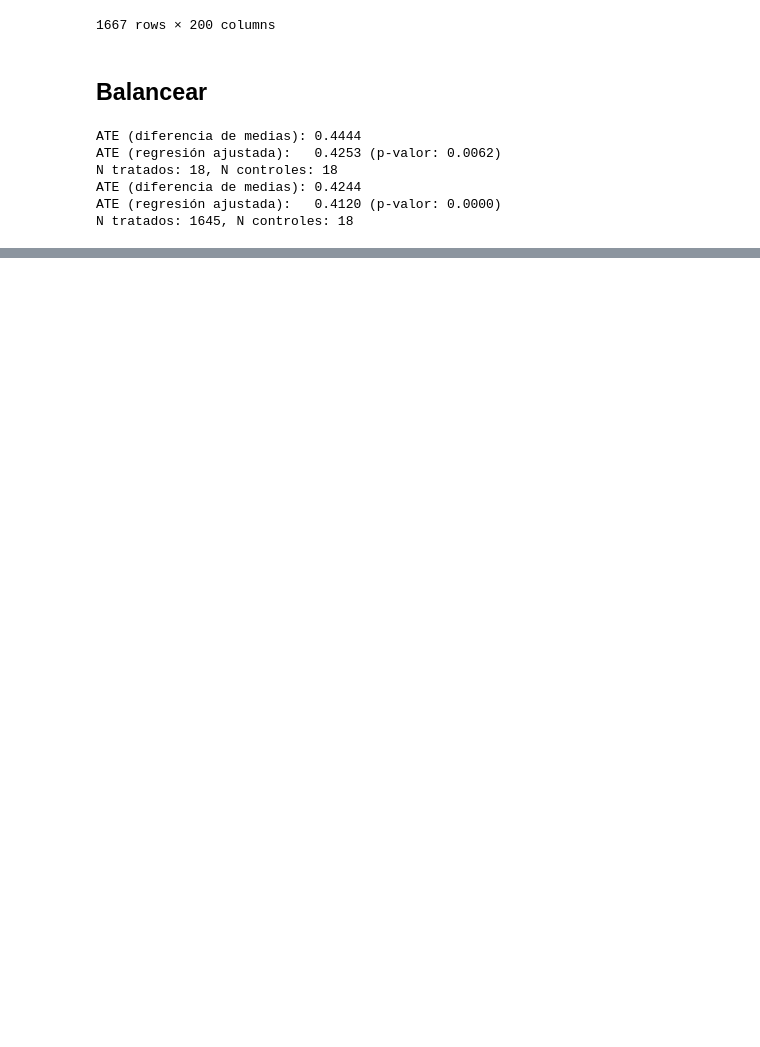
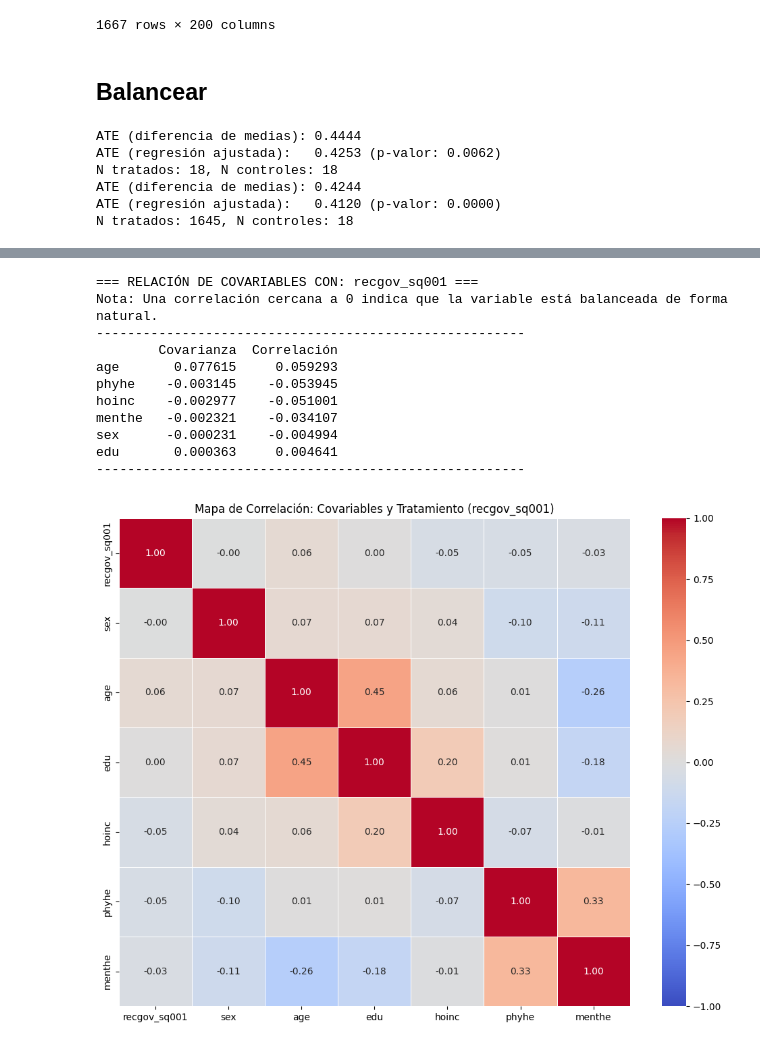
Before and after one commit to BMSS-EAFIT-Projects/causalidad, a Jupyter notebook: Codigo organizado/analisisRecomendacionComportamiento.ipynb, the cells around one changed output, grey strips where cells are left out. Cells and saved outputs as stored; diff of their text form; code cells hidden in the pictures; blank space fills up the shorter version.

```diff
--- a/Codigo organizado/analisisRecomendacionComportamiento.ipynb
+++ b/Codigo organizado/analisisRecomendacionComportamiento.ipynb
@@ -160,0 +357,63 @@ N tratados: 1645, N controles: 18
+# %%
+import pandas as pd
+import seaborn as sns
+import matplotlib.pyplot as plt
+
+def ver_relaciones_variables(df, tratamiento, covariables):
+    """
+    Calcula la covarianza y correlación de las covariables con el tratamiento,
+    y genera un mapa de calor para identificar multicolinealidad.
+    """
+    # 1. Preparar los datos
+    cols = [tratamiento] + covariables
+    df_clean = df[cols].dropna().copy()
+
+    # Asegurar que el tratamiento sea numérico (si estaba en bool o string)
+    df_clean[tratamiento] = df_clean[tratamiento].astype(float)
+
+    # 2. Calcular matrices
+    matriz_cov = df_clean.cov()
+    matriz_corr = df_clean.corr()
+
+    # 3. Extraer solo la relación directa con la variable de TRATAMIENTO
+    # Eliminamos la fila del tratamiento vs sí mismo (que siempre es cov=varianza, corr=1)
+    cov_tratamiento = matriz_cov[[tratamiento]].drop(tratamiento)
+    corr_tratamiento = matriz_corr[[tratamiento]].drop(tratamiento)
+
+    # Unir ambas métricas en una sola tabla, ordenada por la correlación más fuerte
+    relaciones = pd.concat([cov_tratamiento, corr_tratamiento], axis=1)
+    relaciones.columns = ['Covarianza', 'Correlación']
+    relaciones = relaciones.sort_values(by='Correlación', key=abs, ascending=False)
+
+    print(f"=== RELACIÓN DE COVARIABLES CON: {tratamiento} ===")
+    print("Nota: Una correlación cercana a 0 indica que la variable está balanceada de forma natural.")
+    print("-" * 55)
+    print(relaciones.to_string())
+    print("-" * 55)
+
+    # 4. Generar el Mapa de Calor (Heatmap) de la Matriz de Correlación
+    plt.figure(figsize=(10, 8))
+    # Usamos correlación para el gráfico porque la covarianza no tiene escala fija
+    sns.heatmap(matriz_corr, annot=True, cmap='coolwarm', center=0, fmt=".2f",
+                linewidths=0.5, vmin=-1, vmax=1)
+    plt.title(f'Mapa de Correlación: Covariables y Tratamiento ({tratamiento})')
+    plt.tight_layout()
+    plt.show()
+
+    return relaciones
+
+# Ejemplo de uso:
+relaciones = ver_relaciones_variables(df_icare, 'recgov_sq001', covariables_lista)
+# %% [output]
+=== RELACIÓN DE COVARIABLES CON: recgov_sq001 ===
+Nota: Una correlación cercana a 0 indica que la variable está balanceada de forma natural.
+-------------------------------------------------------
+        Covarianza  Correlación
+age       0.077615     0.059293
+phyhe    -0.003145    -0.053945
+hoinc    -0.002977    -0.051001
+menthe   -0.002321    -0.034107
+sex      -0.000231    -0.004994
+edu       0.000363     0.004641
+-------------------------------------------------------
+[figure, added]
```
Also changed, not shown: parts of 3 cells of this notebook, 3 other files.
